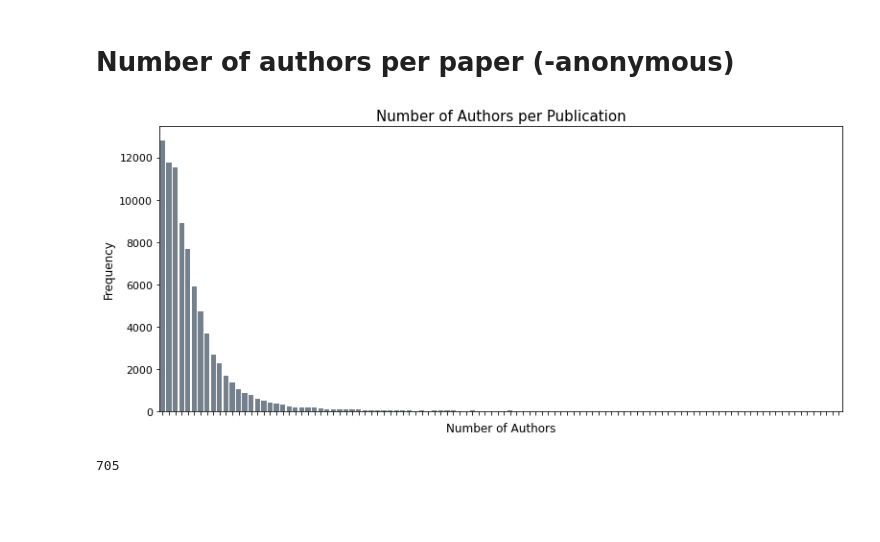
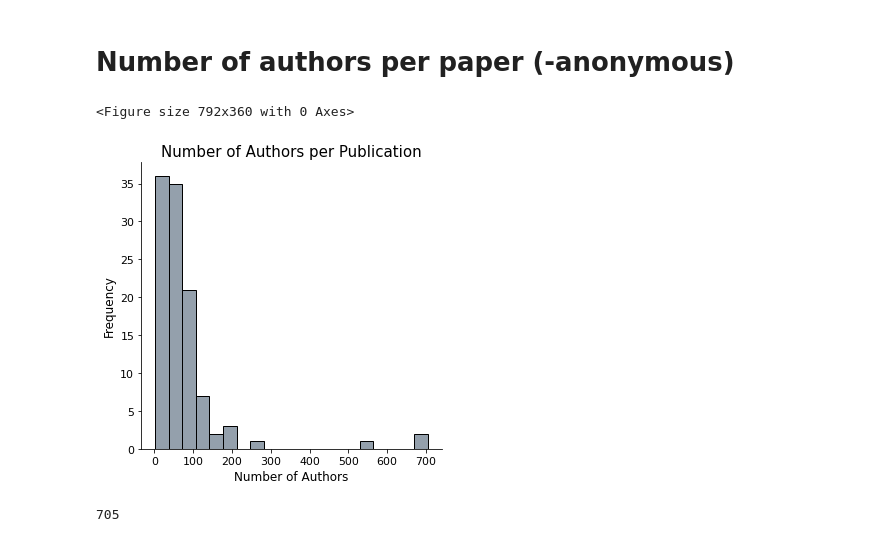
Before and after one commit to schneeboat/ana_2020, a Jupyter notebook: bibliographic_cov19_2020.ipynb, the cells around one changed output. Cells and saved outputs as stored; diff of their text form; code cells hidden in the pictures; blank space fills up the shorter version.

```diff
--- a/bibliographic_cov19_2020.ipynb
+++ b/bibliographic_cov19_2020.ipynb
@@ -466,21 +469,24 @@ print(list(dp.TI))
 # %%
 data_author_wo_anony = data_author.loc[data_author.AF != '[Anonymous]']
 author_per_ppr = data_author_wo_anony.AF.apply(lambda x: len(x))
 author_per_ppr_df = author_per_ppr.value_counts().rename_axis('Number of Authors').reset_index(name='Count').sort_values('Number of Authors')
 
 plt.figure(figsize=(11,5))
-g=sns.barplot(x=author_per_ppr_df['Number of Authors'],y=author_per_ppr_df['Count'], color='slategrey')
-g.set(xticklabels=[])
+#g=sns.lineplot(x=author_per_ppr_df['Number of Authors'],y=author_per_ppr_df['Count'], color='slategrey')
+g = sns.displot(x=author_per_ppr_df['Number of Authors'], color='slategrey', bins=20 )
+
 plt.xlabel('Number of Authors',fontsize=12)
 plt.ylabel('Frequency',fontsize=12)
 plt.xticks(fontsize=11)
+#plt.xscale("log")
 plt.yticks(fontsize=11)
 plt.title('Number of Authors per Publication', fontsize=15)
 plt.tight_layout()
 plt.savefig('author_per_ppr.jpg')
 plt.show()
 # %% [output]
+<Figure size 792x360 with 0 Axes>
-[figure, old version]
+[figure, new version]
 # %%
 max(author_per_ppr)
 # %% [output]
```
Also changed, not shown: parts of 64 cells of this notebook.
